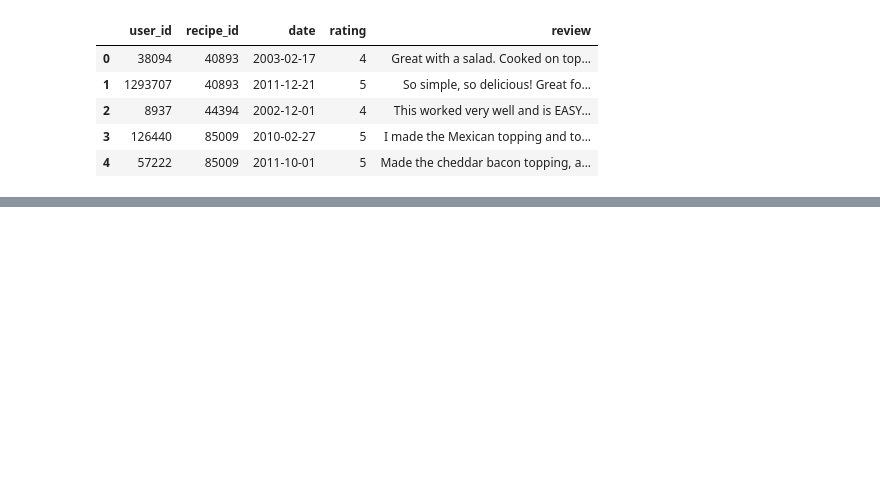
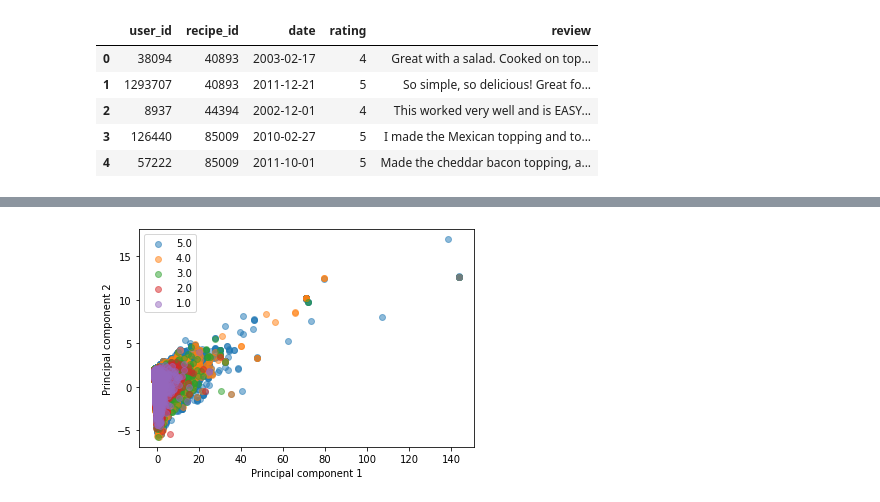
Before and after one commit to pbcpraveen/SavorSync, a Jupyter notebook: data_analysis/Analysis.ipynb, the cells around one changed output, grey strips where cells are left out. Drawn from its saved outputs; the diff is of its cells as text; code cells hidden in the pictures; blank space fills up the shorter version.

```diff
--- a/data_analysis/Analysis.ipynb
+++ b/data_analysis/Analysis.ipynb
@@ -109,0 +205,26 @@ plt.hist(list(timeTakenPerRecipe.values()))
+# %%
+# remove outliers from x with component 1 > 150
+outliers = []
+for i in (tqdm(range(len(x_pca)))):
+    if x_pca[i][0] > 150:
+        outliers.append(1)
+    else:
+        outliers.append(0)
+
+outliers = np.array(outliers)
+
+x = x[outliers == 0]
+x_pca = PCA(n_components=2).fit_transform(x)
+y = y[outliers == 0]
+# %%
+# plot top 2 principal components and color code by rating
+# also add legend
+label = np.unique(y)
+for i in range(len(label)-1, 0, -1):
+    plt.scatter(x_pca[y == label[i], 0], x_pca[y == label[i], 1], label=label[i], alpha=0.5)
+    plt.legend()
+plt.xlabel('Principal component 1')
+plt.ylabel('Principal component 2')
+plt.savefig('plots/pca.png', bbox_inches='tight')
+# %% [output]
+[figure, added]
```
Also changed, not shown: parts of 21 cells of this notebook.
